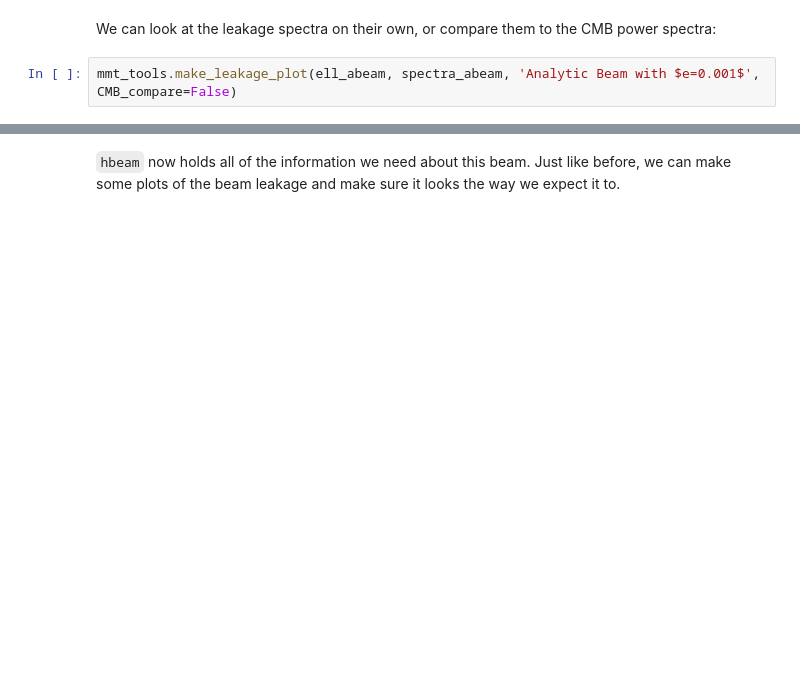
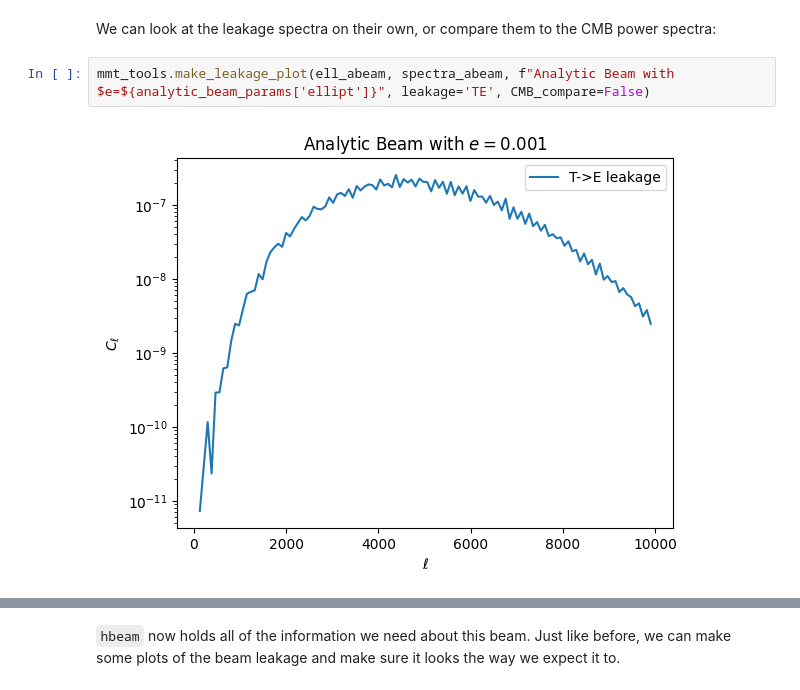
Before and after one commit to laurensaunders/beams_pipeline, a Jupyter notebook: beams_pipeline_tutorial_20240924.ipynb, the cells around one changed output, grey strips where cells are left out. Drawn from its saved outputs; the diff is of its cells as text; blank space fills up the shorter version.

```diff
--- a/beams_pipeline_tutorial_20240924.ipynb
+++ b/beams_pipeline_tutorial_20240924.ipynb
@@ -97,5 +166,7 @@ ell_abeam, spectra_abeam = mmt_tools.get_mmt_leakage(abeam, spectrum_params)
 # %% [markdown]
 We can look at the leakage spectra on their own, or compare them to the CMB power spectra:
 # %%
-mmt_tools.make_leakage_plot(ell_abeam, spectra_abeam, 'Analytic Beam with $e=0.001$', CMB_compare=False)
+mmt_tools.make_leakage_plot(ell_abeam, spectra_abeam, f"Analytic Beam with $e=${analytic_beam_params['ellipt']}", leakage='TE', CMB_compare=False)
+# %% [output]
+[figure, added]
 # %%
```
Also changed, not shown: parts of 12 cells of this notebook.
